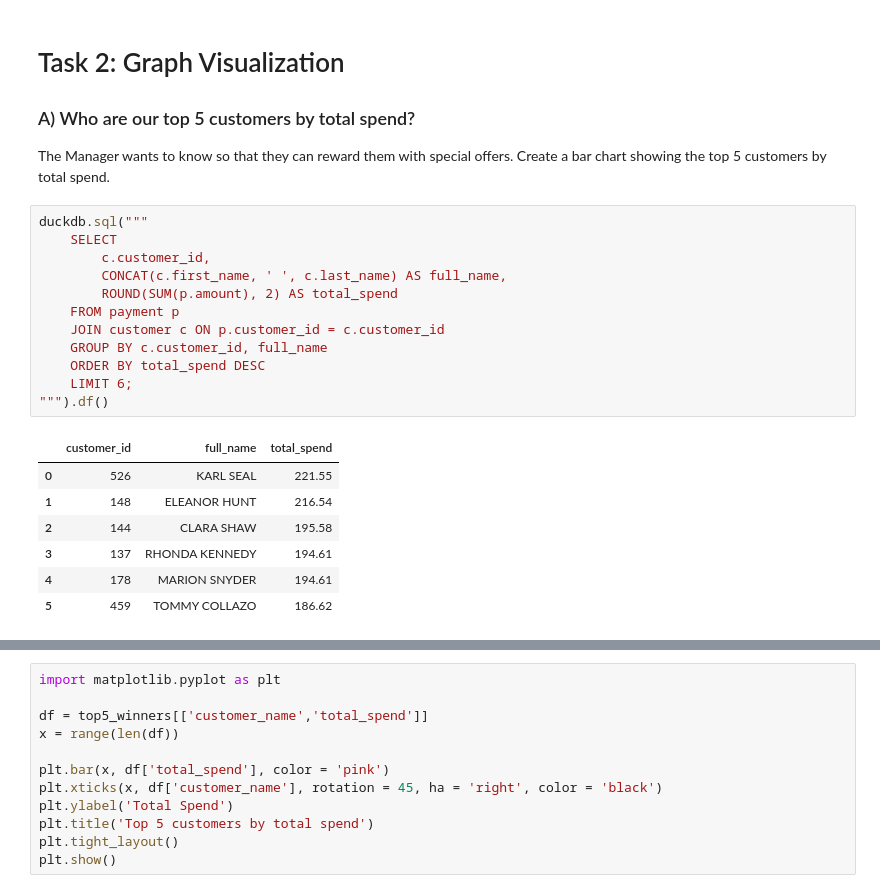
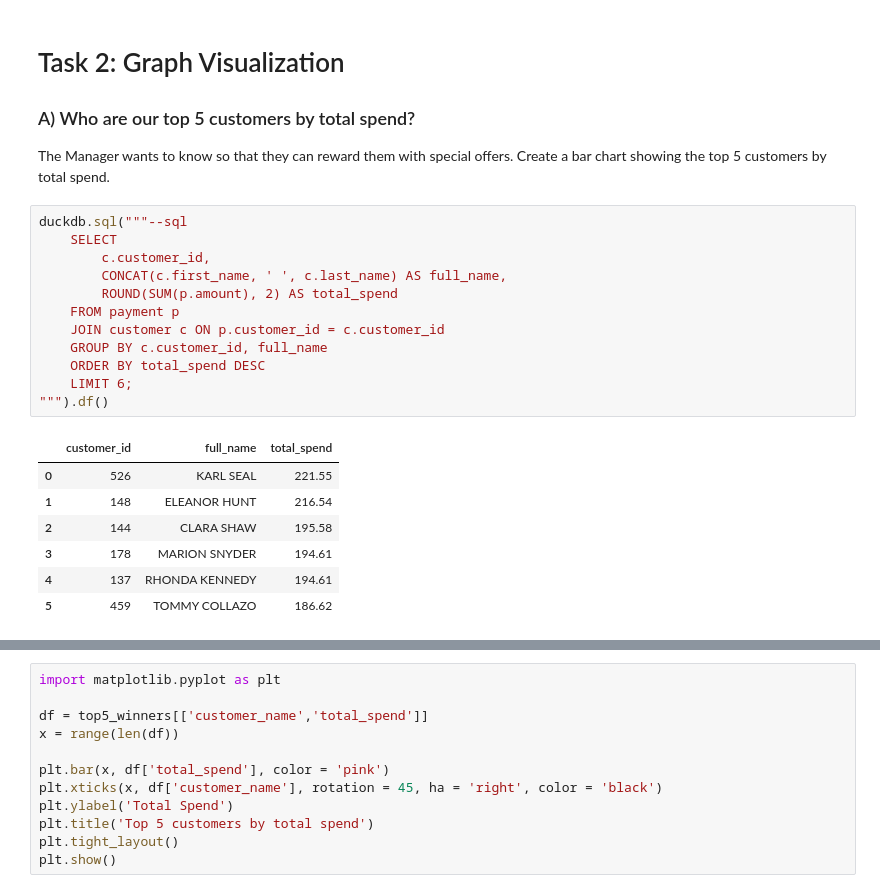
Before and after one commit to Akina-Aoki/sql_lab1_aira_franco, a Jupyter notebook: duckdb_pandas.ipynb, the cells around one changed output, grey strips where cells are left out. Drawn from its saved outputs; the diff is of its cells as text.

```diff
--- a/duckdb_pandas.ipynb
+++ b/duckdb_pandas.ipynb
@@ -675,23 +675,23 @@ top_10_revenue_with_genre
 ### A) Who are our top 5 customers by total spend?
 The Manager wants to know so that they can reward them with special offers. Create a bar chart showing the top 5 customers by total spend.
 # %%
-duckdb.sql("""
+duckdb.sql("""--sql
     SELECT
         c.customer_id,
         CONCAT(c.first_name, ' ', c.last_name) AS full_name,
         ROUND(SUM(p.amount), 2) AS total_spend
     FROM payment p
     JOIN customer c ON p.customer_id = c.customer_id
     GROUP BY c.customer_id, full_name
     ORDER BY total_spend DESC
     LIMIT 6;
 """).df()
 # %% [output]
 |  | customer_id | full_name | total_spend |
 | 0 | 526 | KARL SEAL | 221.55 |
 | 1 | 148 | ELEANOR HUNT | 216.54 |
 | 2 | 144 | CLARA SHAW | 195.58 |
-| 3 | 137 | RHONDA KENNEDY | 194.61 |
-| 4 | 178 | MARION SNYDER | 194.61 |
+| 3 | 178 | MARION SNYDER | 194.61 |
+| 4 | 137 | RHONDA KENNEDY | 194.61 |
 | 5 | 459 | TOMMY COLLAZO | 186.62 |
 # %%
```
Also changed, not shown: parts of 19 cells of this notebook, 2 other files.
